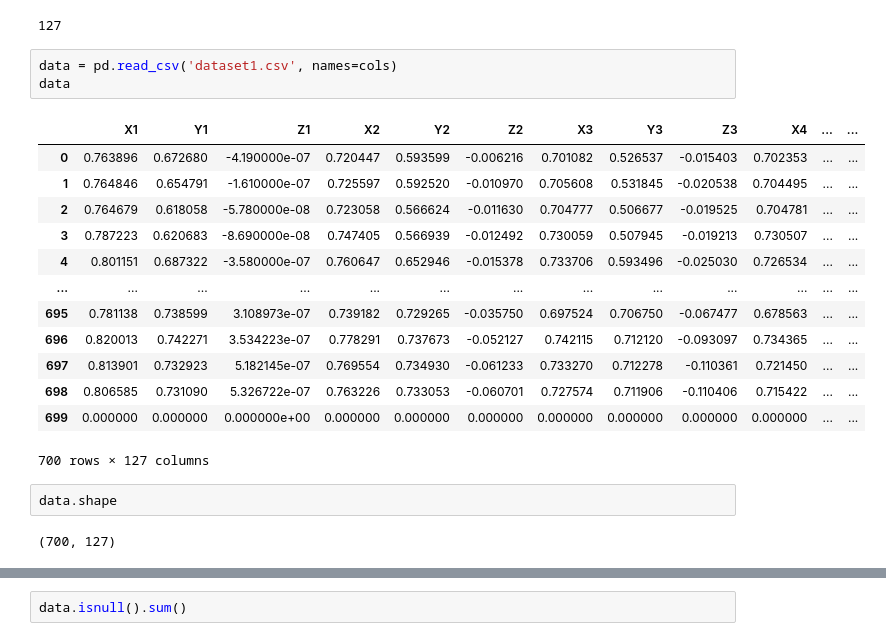
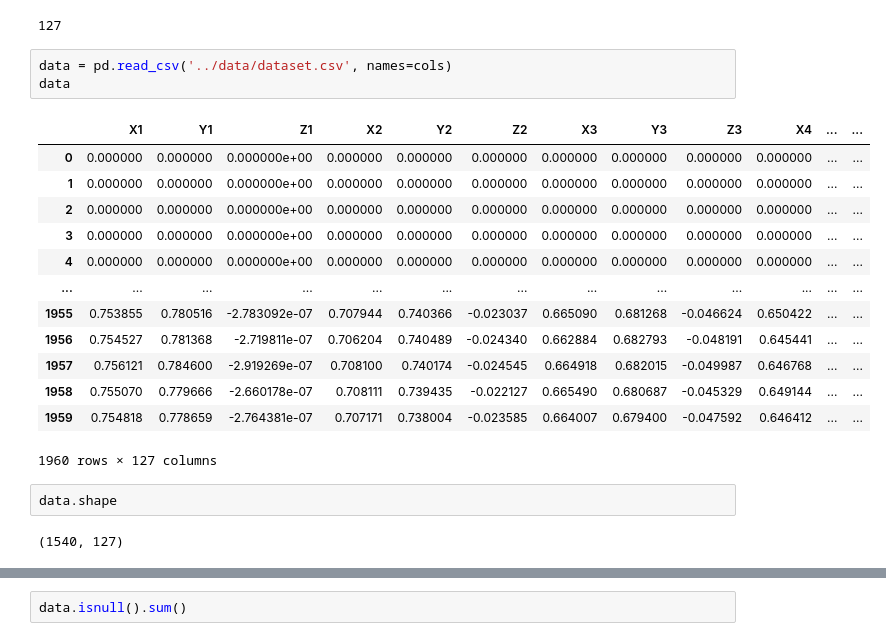
Before and after one commit to DanielTeko-Agbo/gsl, a Jupyter notebook: notebooks/static_gsl.ipynb, the cells around one changed output, grey strips where cells are left out. Saved outputs shown, nothing was run; the diff lists cells and outputs as text.

Commit message:
added more data

```diff
--- a/notebooks/static_gsl.ipynb
+++ b/notebooks/static_gsl.ipynb
@@ -250,23 +256,23 @@ len(cols)
 # %% [output]
 127
 # %%
-data = pd.read_csv('dataset1.csv', names=cols)
+data = pd.read_csv('../data/dataset.csv', names=cols)
 data
 # %% [output]
 |  | X1 | Y1 | Z1 | X2 | Y2 | Z2 | X3 | Y3 | Z3 | X4 | ... | ... |
-| 0 | 0.763896 | 0.672680 | -4.190000e-07 | 0.720447 | 0.593599 | -0.006216 | 0.701082 | 0.526537 | -0.015403 | 0.702353 | ... | ... |
-| 1 | 0.764846 | 0.654791 | -1.610000e-07 | 0.725597 | 0.592520 | -0.010970 | 0.705608 | 0.531845 | -0.020538 | 0.704495 | ... | ... |
-| 2 | 0.764679 | 0.618058 | -5.780000e-08 | 0.723058 | 0.566624 | -0.011630 | 0.704777 | 0.506677 | -0.019525 | 0.704781 | ... | ... |
-| 3 | 0.787223 | 0.620683 | -8.690000e-08 | 0.747405 | 0.566939 | -0.012492 | 0.730059 | 0.507945 | -0.019213 | 0.730507 | ... | ... |
-| 4 | 0.801151 | 0.687322 | -3.580000e-07 | 0.760647 | 0.652946 | -0.015378 | 0.733706 | 0.593496 | -0.025030 | 0.726534 | ... | ... |
+| 0 | 0.000000 | 0.000000 | 0.000000e+00 | 0.000000 | 0.000000 | 0.000000 | 0.000000 | 0.000000 | 0.000000 | 0.000000 | ... | ... |
+| 1 | 0.000000 | 0.000000 | 0.000000e+00 | 0.000000 | 0.000000 | 0.000000 | 0.000000 | 0.000000 | 0.000000 | 0.000000 | ... | ... |
+| 2 | 0.000000 | 0.000000 | 0.000000e+00 | 0.000000 | 0.000000 | 0.000000 | 0.000000 | 0.000000 | 0.000000 | 0.000000 | ... | ... |
+| 3 | 0.000000 | 0.000000 | 0.000000e+00 | 0.000000 | 0.000000 | 0.000000 | 0.000000 | 0.000000 | 0.000000 | 0.000000 | ... | ... |
+| 4 | 0.000000 | 0.000000 | 0.000000e+00 | 0.000000 | 0.000000 | 0.000000 | 0.000000 | 0.000000 | 0.000000 | 0.000000 | ... | ... |
 | ... | ... | ... | ... | ... | ... | ... | ... | ... | ... | ... | ... | ... |
-| 695 | 0.781138 | 0.738599 | 3.108973e-07 | 0.739182 | 0.729265 | -0.035750 | 0.697524 | 0.706750 | -0.067477 | 0.678563 | ... | ... |
-| 696 | 0.820013 | 0.742271 | 3.534223e-07 | 0.778291 | 0.737673 | -0.052127 | 0.742115 | 0.712120 | -0.093097 | 0.734365 | ... | ... |
-| 697 | 0.813901 | 0.732923 | 5.182145e-07 | 0.769554 | 0.734930 | -0.061233 | 0.733270 | 0.712278 | -0.110361 | 0.721450 | ... | ... |
-| 698 | 0.806585 | 0.731090 | 5.326722e-07 | 0.763226 | 0.733053 | -0.060701 | 0.727574 | 0.711906 | -0.110406 | 0.715422 | ... | ... |
-| 699 | 0.000000 | 0.000000 | 0.000000e+00 | 0.000000 | 0.000000 | 0.000000 | 0.000000 | 0.000000 | 0.000000 | 0.000000 | ... | ... |
+| 1955 | 0.753855 | 0.780516 | -2.783092e-07 | 0.707944 | 0.740366 | -0.023037 | 0.665090 | 0.681268 | -0.046624 | 0.650422 | ... | ... |
+| 1956 | 0.754527 | 0.781368 | -2.719811e-07 | 0.706204 | 0.740489 | -0.024340 | 0.662884 | 0.682793 | -0.048191 | 0.645441 | ... | ... |
+| 1957 | 0.756121 | 0.784600 | -2.919269e-07 | 0.708100 | 0.740174 | -0.024545 | 0.664918 | 0.682015 | -0.049987 | 0.646768 | ... | ... |
+| 1958 | 0.755070 | 0.779666 | -2.660178e-07 | 0.708111 | 0.739435 | -0.022127 | 0.665490 | 0.680687 | -0.045329 | 0.649144 | ... | ... |
+| 1959 | 0.754818 | 0.778659 | -2.764381e-07 | 0.707171 | 0.738004 | -0.023585 | 0.664007 | 0.679400 | -0.047592 | 0.646412 | ... | ... |
-700 rows × 127 columns
+1960 rows × 127 columns
 # %%
 data.shape
 # %% [output]
-(700, 127)
+(1540, 127)
```
Also changed, not shown: parts of 11 cells of this notebook, 7 other files.
